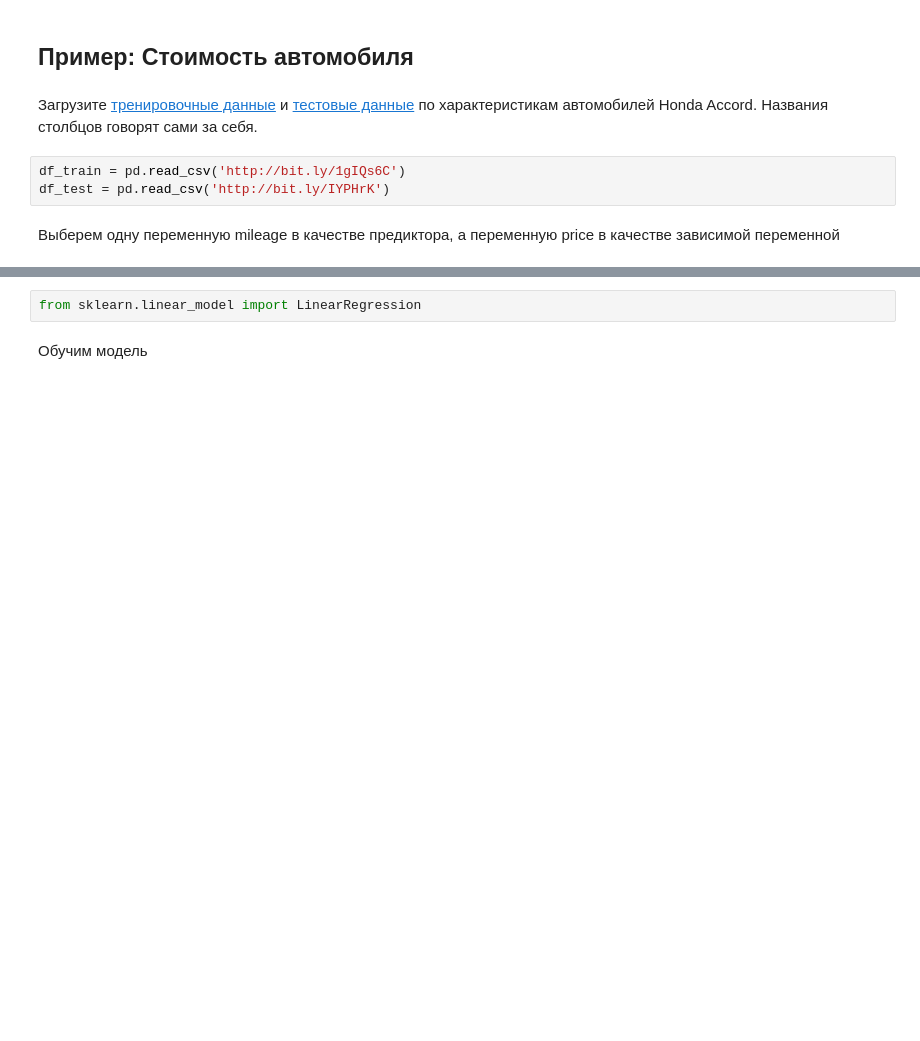
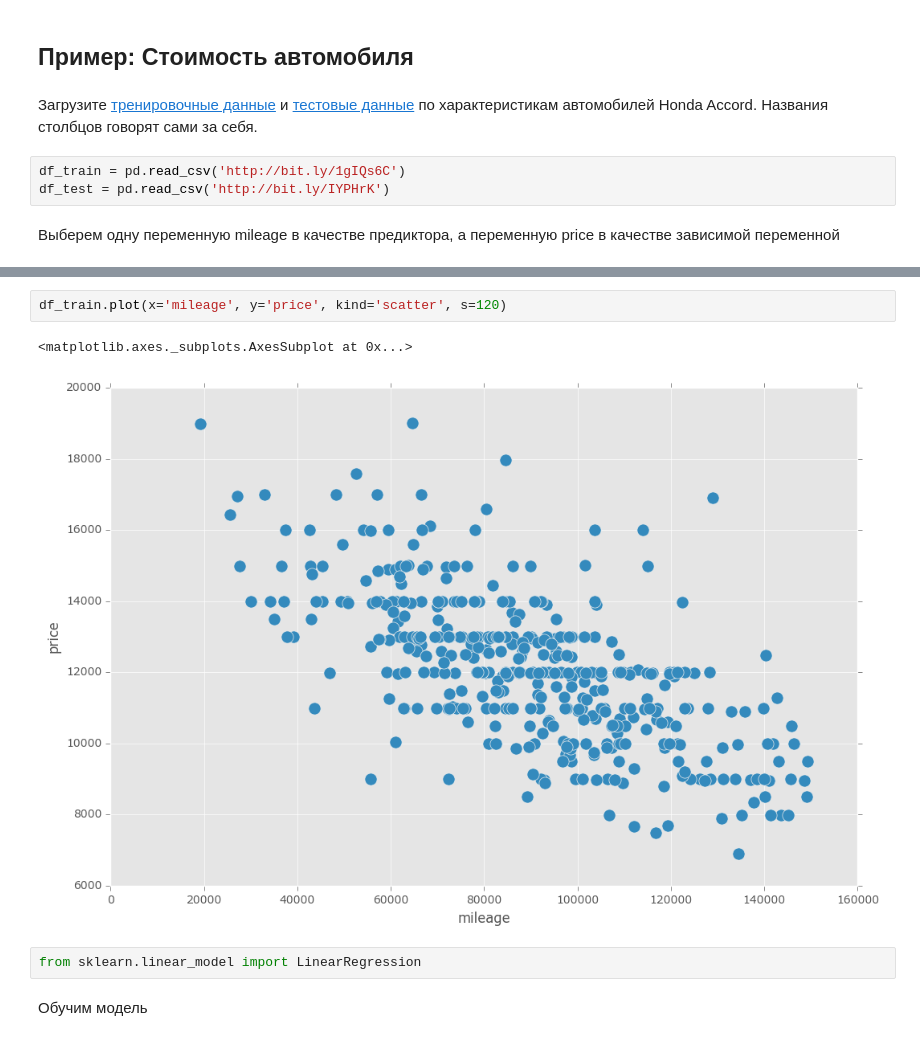
Before and after one commit to shestakoff/minor_da_2017, a Jupyter notebook: seminar5_linreg_opt.ipynb, the cells around one changed output, grey strips where cells are left out. Saved outputs shown, nothing was run; the diff lists cells and outputs as text; blank space fills up the shorter version.

```diff
--- a/seminar5_linreg_opt.ipynb
+++ b/seminar5_linreg_opt.ipynb
@@ -47,3 +54,8 @@ df_test = pd.read_csv('http://bit.ly/IYPHrK')
+# %%
+df_train.plot(x='mileage', y='price', kind='scatter', s=120)
+# %% [output]
+<matplotlib.axes._subplots.AxesSubplot at 0x...>
+[figure, added]
 # %%
 from sklearn.linear_model import LinearRegression
 # %% [markdown]
```
Also changed, not shown: parts of 15 cells of this notebook, 4 other files.
